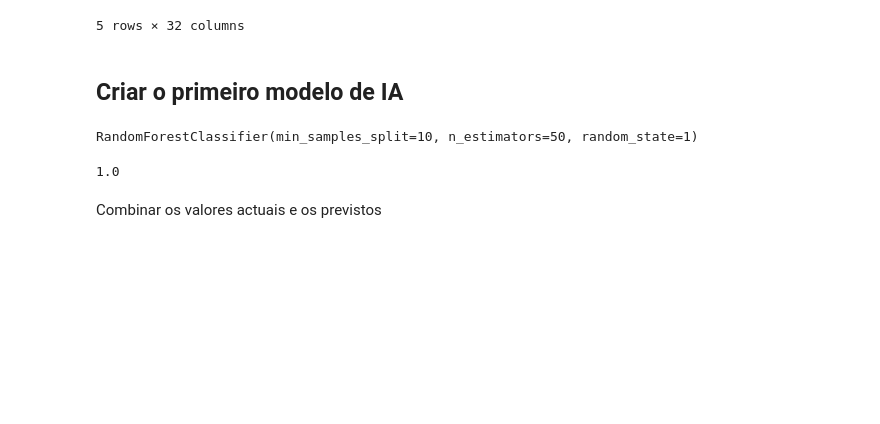
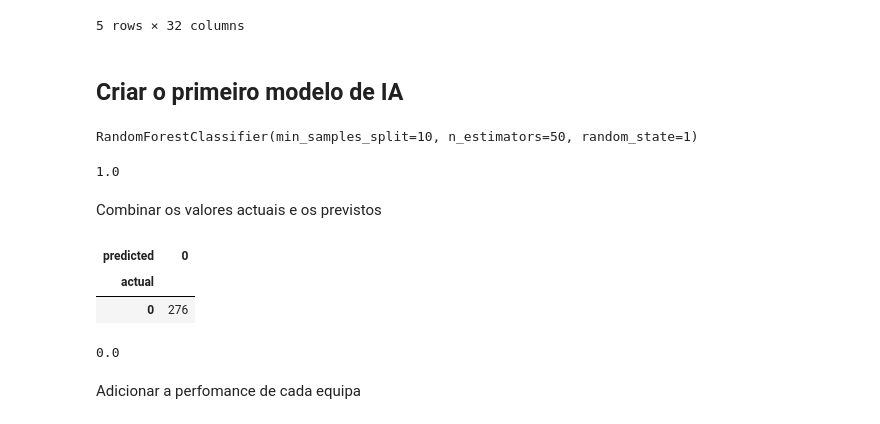
Before and after one commit to abilioepalanga/Modelo-de-previs-o-da-Premier-League-inglesa, a Jupyter notebook: prediction.ipynb, the cells around one changed output. Drawn from its saved outputs; the diff is of its cells as text; code cells hidden in the pictures; blank space fills up the shorter version.

```diff
--- a/prediction.ipynb
+++ b/prediction.ipynb
@@ -166,7 +160,7 @@ rf = RandomForestClassifier(n_estimators=50, min_samples_split=10, random_state=
 train = matches[matches["date"]<"2022-01-01"]
 
 #Teste
-test = matches[matches["date"]>="2022-01-01"]
+test = matches[matches["date"]>"2022-01-01"]
 # %%
 #Criar a previsão
 predictors = ["venue_code", "opp_code", "hour", "day_code"]
@@ -188,3 +182,9 @@ acc
 Combinar os valores actuais e os previstos
 # %%
 combined = pd.DataFrame(dict(actual=test["target"], predicted=preds))   #Cria um DataFrame com os valores reais e previstos
+# %%
+pd.crosstab(index=combined["actual"], columns=combined["predicted"]) #Cria uma matriz de confusão
+# %% [output]
+| predicted | 0 |
+| actual |  |
+| 0 | 276 |
@@ -190,0 +193,6 @@ combined = pd.DataFrame(dict(actual=test["target"], predicted=preds))   #Cria um
+# %%
+precision_score(test["target"], preds) #Calcula a precisão
+# %% [output]
+0.0
+# %% [markdown]
+Adicionar a perfomance de cada equipa
```
Also changed, not shown: parts of 4 cells of this notebook.
